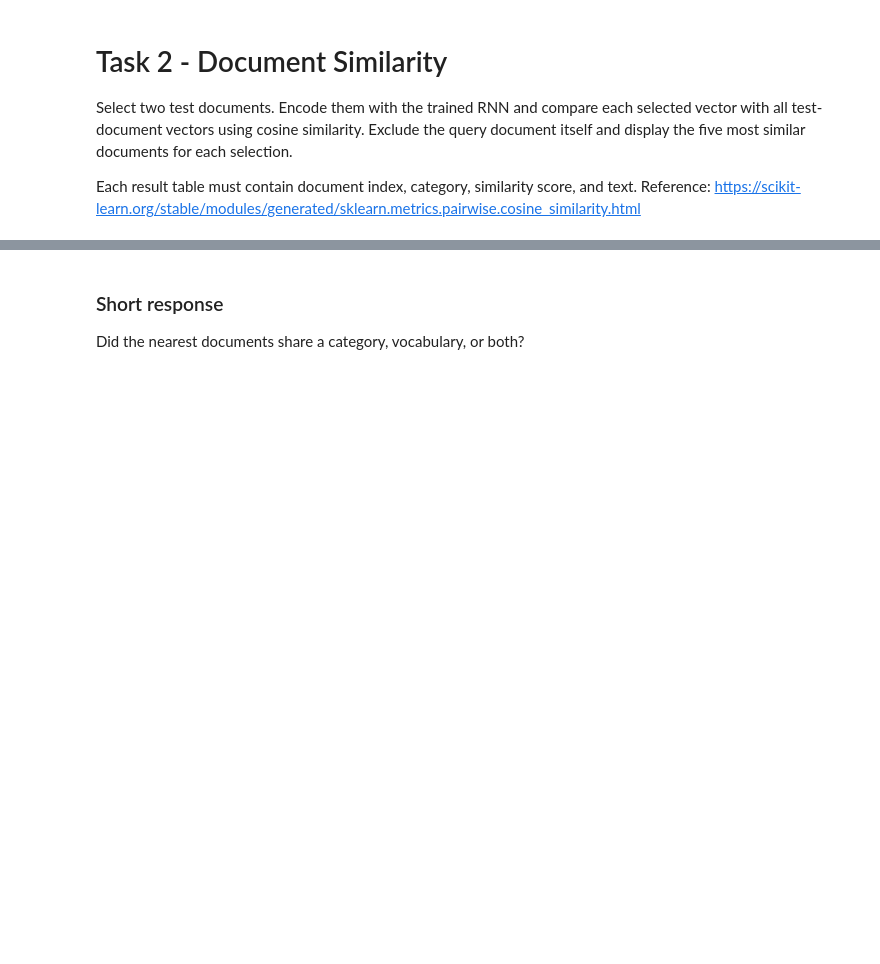
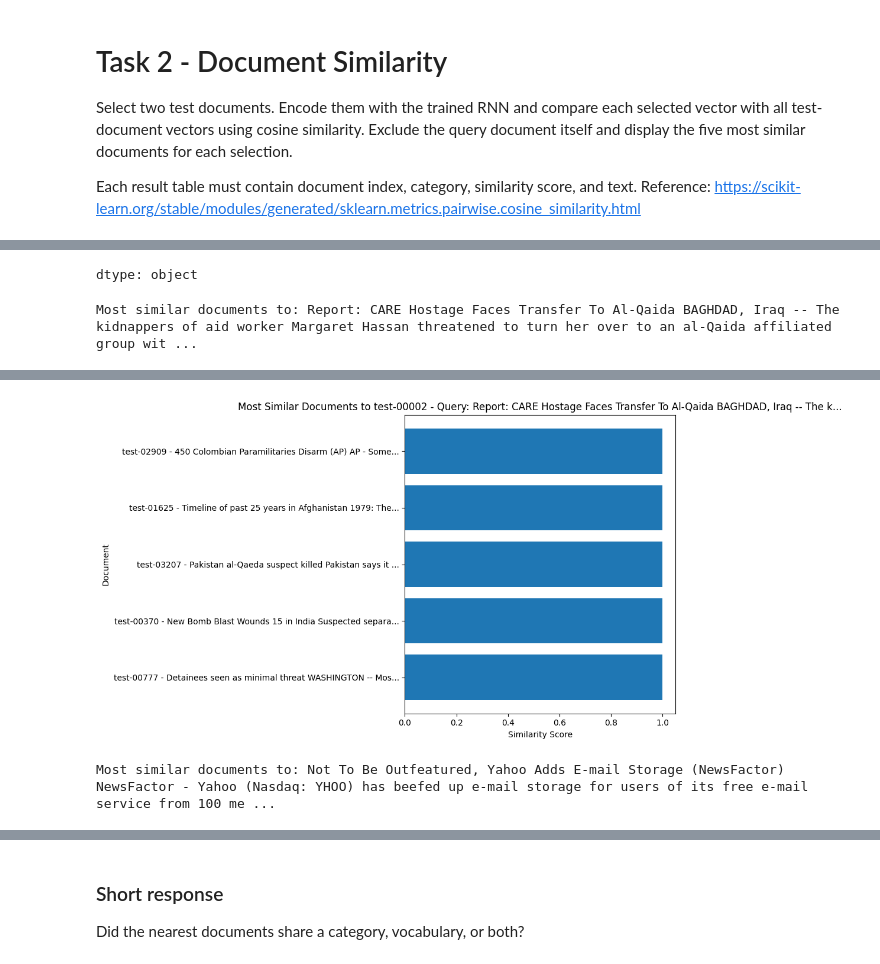
Before and after one commit to CarterKatz/homework_02_rnn_text_experiment.ipynb, a Jupyter notebook: homework_02_rnn_text_experiment.ipynb, the cells around one changed output, grey strips where cells are left out. Cells and saved outputs as stored; diff of their text form; code cells hidden in the pictures; blank space fills up the shorter version.

Commit message:
Finished step 1 and nearly done with step 2, supposedly the documents that are similar to my queries are 100% identical

```diff
--- a/homework_02_rnn_text_experiment.ipynb
+++ b/homework_02_rnn_text_experiment.ipynb
@@ -492,5 +492,8 @@ This model's bigest struggle was with Business Docs. It scored the lowest accura
 
 Modify or reuse the model so it returns the internal document vector before the final classification layer. Suitable choices include the final RNN, GRU, or LSTM hidden state. For an LSTM, use the hidden state rather than the cell state. For a bidirectional model, you may concatenate the final forward and backward states. Extract one vector for every test document and print the final matrix shape. It should have the form number of test documents by document-vector dimension. Do not create sequence-model vectors with a second model.
 # %%
-# TODO: encode every test document with the trained RNN.
+# encode every test document with the trained RNN.
 # Store the result in test_document_vectors and print its shape.
+
+test_document_vectors = GRU_model.predict(test_sequences)
+print("Test Document Vectors Shape:", test_document_vectors.shape)
@@ -505,0 +509,71 @@ Each result table must contain document index, category, similarity score, and t
+# %%
+# TODO: choose two test-document indices and compute cosine similarity.
+# Exclude each query document from its own result and display five rows per query.
+from sklearn.metrics.pairwise import cosine_similarity
+
+doc1 = test_df.iloc[2] #Report: CARE Hostage Faces Transfer To Al-Qaida
+doc2 = test_df.iloc[3] #NewsFactor - Yahoo (Nasdaq: YHOO) has beefed u...
+# display both selected documents
+display(doc1)
+display(doc2)
+
+def most_similar_documents(query_index, GRU_model, test_df, top_n=5):
+    # Get the GRU_model vector for the query document.
+    query_vector = test_document_vectors[query_index]
+
+    # Calculate cosine similarity between the query vector and all other document vectors.
+    similarities = cosine_similarity(query_vector.reshape(1, -1), test_document_vectors).flatten()
+
+    # Create a DataFrame for similarities, excluding the query document itself.
+    similarity_df = pd.DataFrame({
+        'index': range(len(similarities)),
+        'similarity': similarities
+    })
+    similarity_df = similarity_df[similarity_df['index'] != query_index]
+
+    # Sort by similarity in descending order and get the top_n results.
+    top_similar_indices = similarity_df.sort_values(by='similarity', ascending=False).head(top_n)['index'].tolist()
+
+    # Retrieve the details of the most similar documents.
+    results_df = test_df.iloc[top_similar_indices].copy()
+    results_df['similarity'] = similarity_df.loc[similarity_df['index'].isin(top_similar_indices), 'similarity'].values
+
+    return results_df[['doc_id', 'label_name', 'text', 'similarity']]
+
+
+def plot_similarities(similar_df, query_doc, title_prefix):
+    plt.figure(figsize=(10, 6))
+    # Create abbreviated text snippets for labels
+    abbreviated_texts = similar_df['text'].apply(lambda x: (x[:50] + '...') if len(x) > 50 else x)
+    y_labels = similar_df['doc_id'] + ' - ' + abbreviated_texts
+
+    # Truncate query_doc.text for the title if it's too long
+    query_text_for_title = (query_doc.text[:70] + '...') if len(query_doc.text) > 70 else query_doc.text
+
+    plt.barh(y_labels, similar_df['similarity'])
+    plt.xlabel('Similarity Score')
+    plt.ylabel('Document')
+    plt.title(f'{title_prefix} - Query: {query_text_for_title}')
+    plt.gca().invert_yaxis() # Highest similarity at the top
+    plt.tight_layout()
+    plt.show()
+
+
+
+# Run this for the selected query document.
+print(f"\nMost similar documents to: {doc1.text}")
+similar_to_doc = most_similar_documents(doc1.name, GRU_model, test_df)
+display(similar_to_doc)
+
+# Make one horizontal bar chart for the selected query document.
+plot_similarities(similar_to_doc, doc1, f'Most Similar Documents to {doc1.doc_id}')
+
+
+# Run this for the selected query document.
+print(f"\nMost similar documents to: {doc2.text}")
+similar_to_doc = most_similar_documents(doc2.name, GRU_model, test_df)
+display(similar_to_doc)
+
+# Make one horizontal bar chart for the selected query document.
+plot_similarities(similar_to_doc, doc2, f'Most Similar Documents to {doc2.doc_id}')
+# %% [output]
@@ -505,0 +597,2 @@ Each result table must contain document index, category, similarity score, and t
+dtype: object
+Most similar documents to: Report: CARE Hostage Faces Transfer To Al-Qaida BAGHDAD, Iraq -- The kidnappers of aid worker Margaret Hassan threatened to turn her over to an al-Qaida affiliated group wit ...
@@ -505,0 +605,2 @@ Each result table must contain document index, category, similarity score, and t
+[figure, added]
+Most similar documents to: Not To Be Outfeatured, Yahoo Adds E-mail Storage (NewsFactor) NewsFactor - Yahoo (Nasdaq: YHOO) has beefed up e-mail storage for users of its free e-mail service from 100 me ...
```
Also changed, not shown: parts of 7 cells of this notebook.
